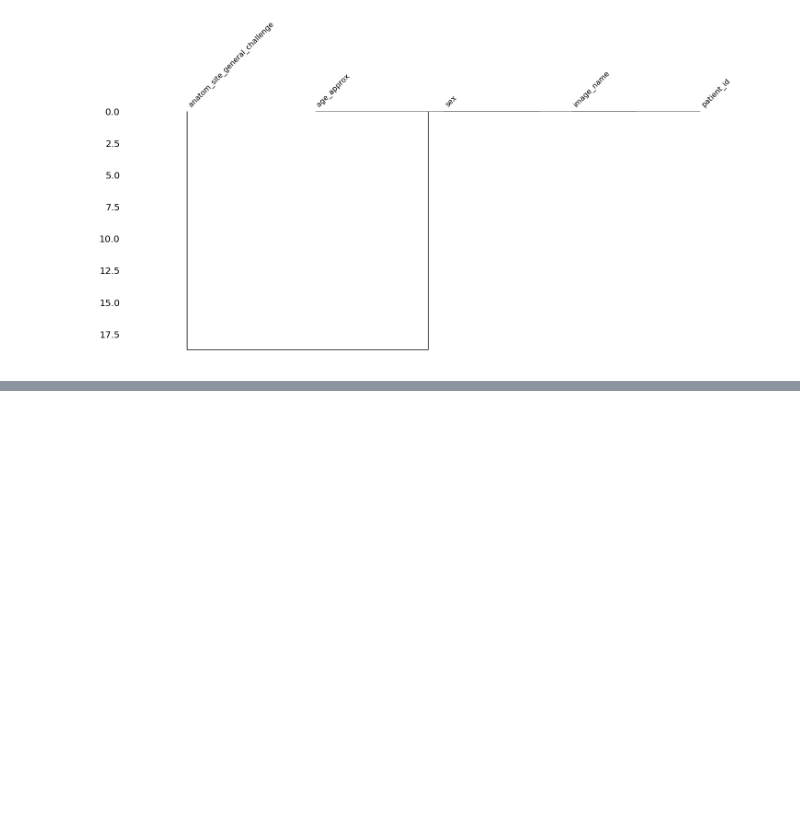
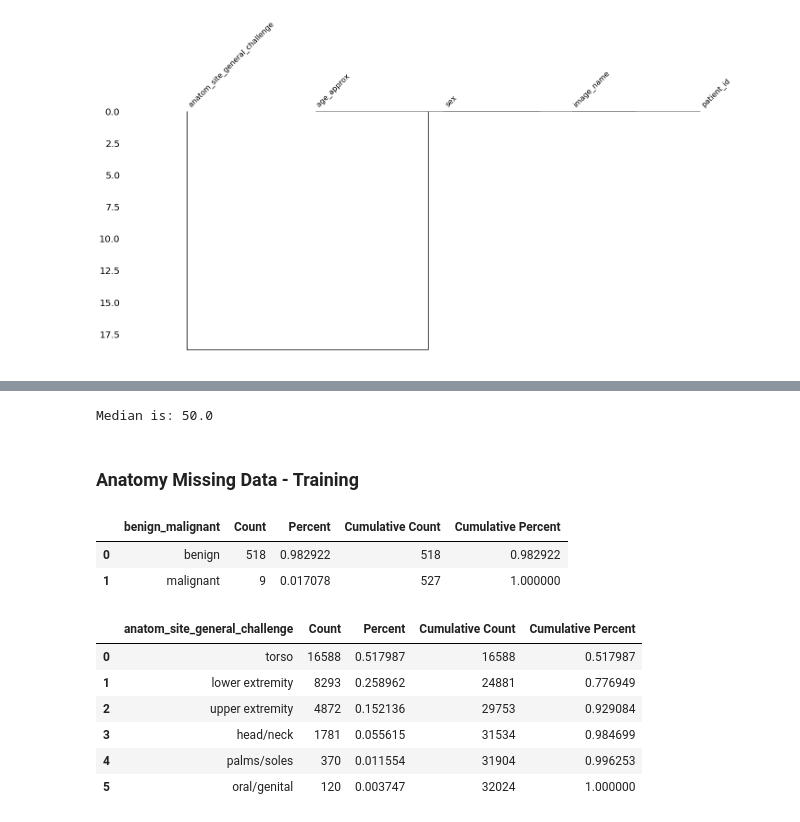
Before and after one commit to JsyPhil/2020-Melanoma-Comp, a Jupyter notebook: CSV-Missing-Data-080620.ipynb, the cells around one changed output, grey strips where cells are left out. Drawn from its saved outputs; the diff is of its cells as text; code cells hidden in the pictures; blank space fills up the shorter version.

```diff
--- a/CSV-Missing-Data-080620.ipynb
+++ b/CSV-Missing-Data-080620.ipynb
@@ -199 +155,4 @@ msno.dendrogram(csv_test_file)
+# %%
+# Impute the missing values with male
+csv_train_file['sex'].fillna("male", inplace = True)
 # %% [markdown]
@@ -238,0 +178,21 @@ Median age of all passengers: 50.0
+# %%
+# Check the mean age
+anatomy = ['lower extremity', 'upper extremity', 'torso', 'head/neck']
+median = csv_train_file[(csv_train_file['anatom_site_general_challenge'].isin(anatomy)) & (csv_train_file['target'] == 0) & (csv_train_file['sex'] == 'male')]['age_approx'].median()
+print('Median is:', median)
+# %% [output]
+Median is: 50.0
+# %%
+# Impute the missing values with male
+csv_train_file['age_approx'].fillna(median, inplace = True)
+# %% [markdown]
+### Anatomy Missing Data - Training
+# %%
+nan_anatomy = csv_train_file[csv_train_file['anatom_site_general_challenge'].isna() == True]
+is_anatomy = csv_train_file[csv_train_file['anatom_site_general_challenge'].isna() == False]
+# %%
+nan_anatomy.stb.freq(['benign_malignant'])
+# %% [output]
+|  | benign_malignant | Count | Percent | Cumulative Count | Cumulative Percent |
+| 0 | benign | 518 | 0.982922 | 518 | 0.982922 |
+| 1 | malignant | 9 | 0.017078 | 527 | 1.000000 |
@@ -238,0 +201,10 @@ Median age of all passengers: 50.0
+# %%
+is_anatomy[is_anatomy.benign_malignant == 'benign'].stb.freq(['anatom_site_general_challenge'])
+# %% [output]
+|  | anatom_site_general_challenge | Count | Percent | Cumulative Count | Cumulative Percent |
+| 0 | torso | 16588 | 0.517987 | 16588 | 0.517987 |
+| 1 | lower extremity | 8293 | 0.258962 | 24881 | 0.776949 |
+| 2 | upper extremity | 4872 | 0.152136 | 29753 | 0.929084 |
+| 3 | head/neck | 1781 | 0.055615 | 31534 | 0.984699 |
+| 4 | palms/soles | 370 | 0.011554 | 31904 | 0.996253 |
+| 5 | oral/genital | 120 | 0.003747 | 32024 | 1.000000 |
```
Also changed, not shown: parts of 45 cells of this notebook, 2 other files.
